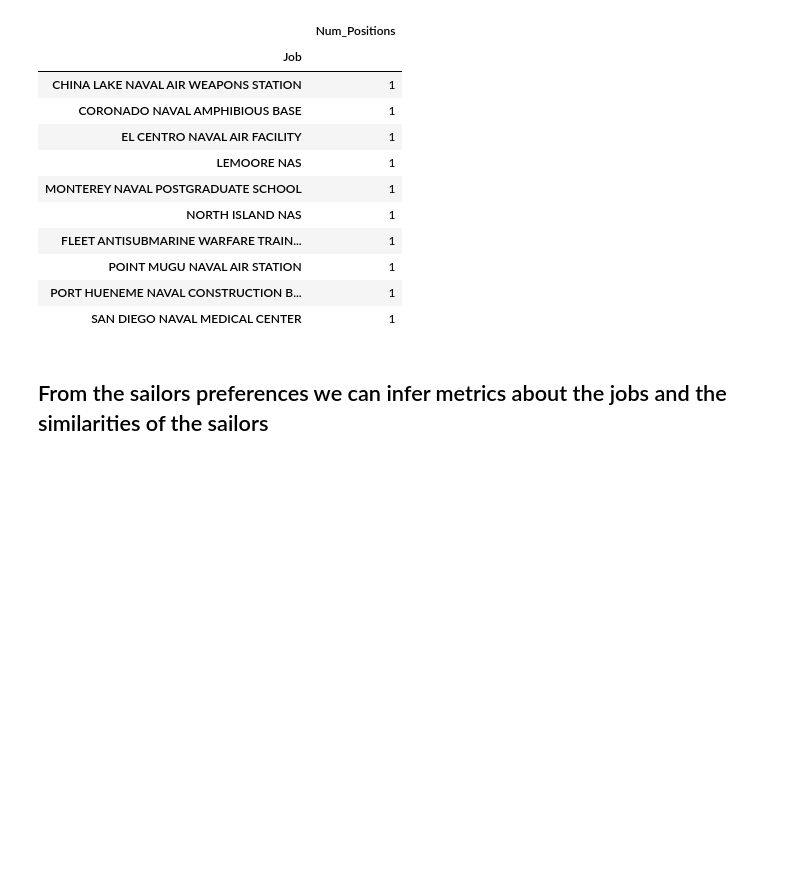
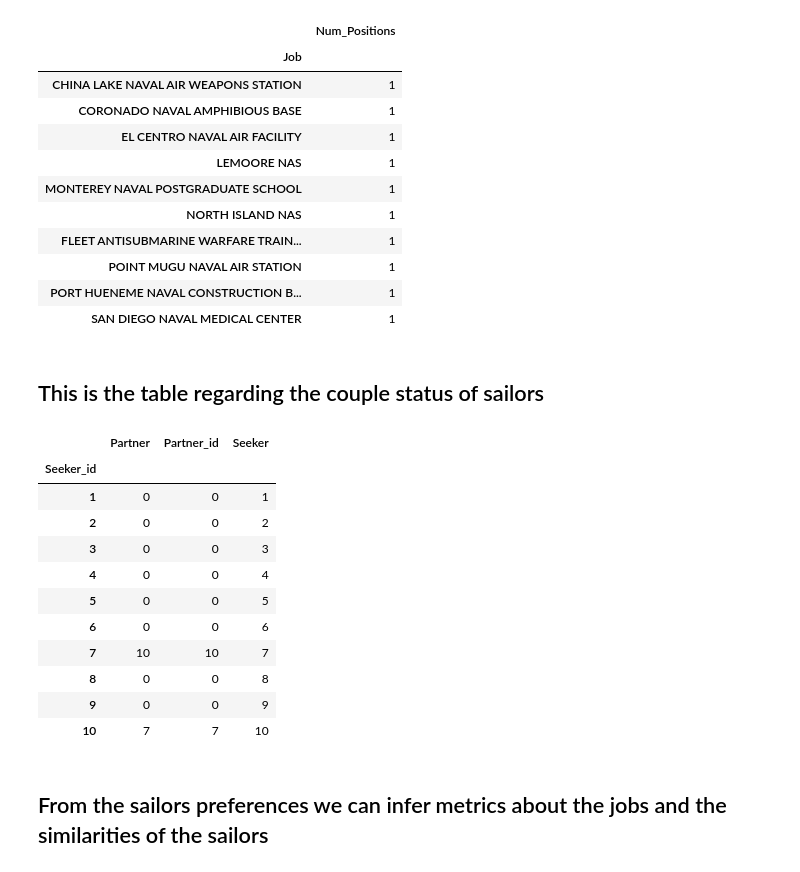
Before and after one commit to ieshaw/Dynamic_Manning, a Jupyter notebook: Code/Scratch.ipynb, the cells around one changed output. Cells and saved outputs as stored; diff of their text form; code cells hidden in the pictures; blank space fills up the shorter version.

```diff
--- a/Code/Scratch.ipynb
+++ b/Code/Scratch.ipynb
@@ -57,6 +57,23 @@ A_df
 | POINT MUGU NAVAL AIR STATION | 1 |
 | PORT HUENEME NAVAL CONSTRUCTION B... | 1 |
 | SAN DIEGO NAVAL MEDICAL CENTER | 1 |
+# %% [markdown]
+## This is the table regarding the couple status of sailors
+# %%
+C_df
+# %% [output]
+|  | Partner | Partner_id | Seeker |
+| Seeker_id |  |  |  |
+| 1 | 0 | 0 | 1 |
+| 2 | 0 | 0 | 2 |
+| 3 | 0 | 0 | 3 |
+| 4 | 0 | 0 | 4 |
+| 5 | 0 | 0 | 5 |
+| 6 | 0 | 0 | 6 |
+| 7 | 10 | 10 | 7 |
+| 8 | 0 | 0 | 8 |
+| 9 | 0 | 0 | 9 |
+| 10 | 7 | 7 | 10 |
 # %% [markdown]
 ## From the sailors preferences we can infer metrics about the jobs and the similarities of the sailors
 # %%
```
Also changed, not shown: parts of 3 cells of this notebook, 4 other files.
